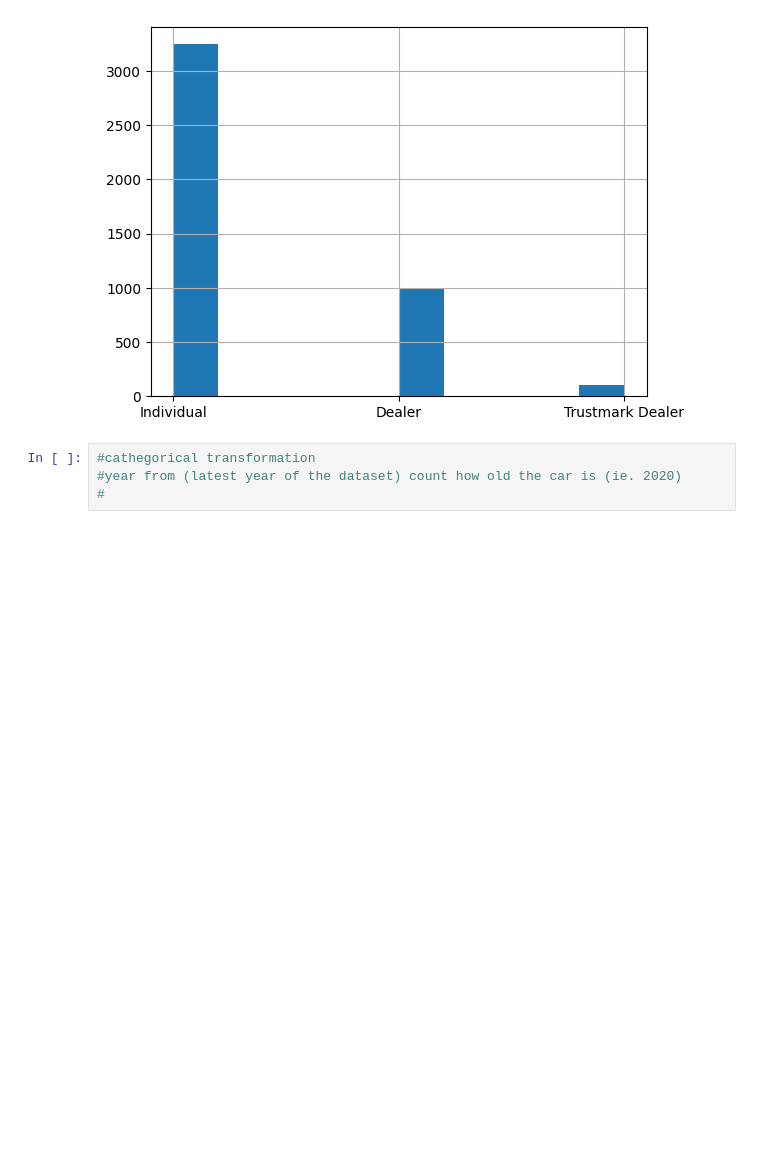
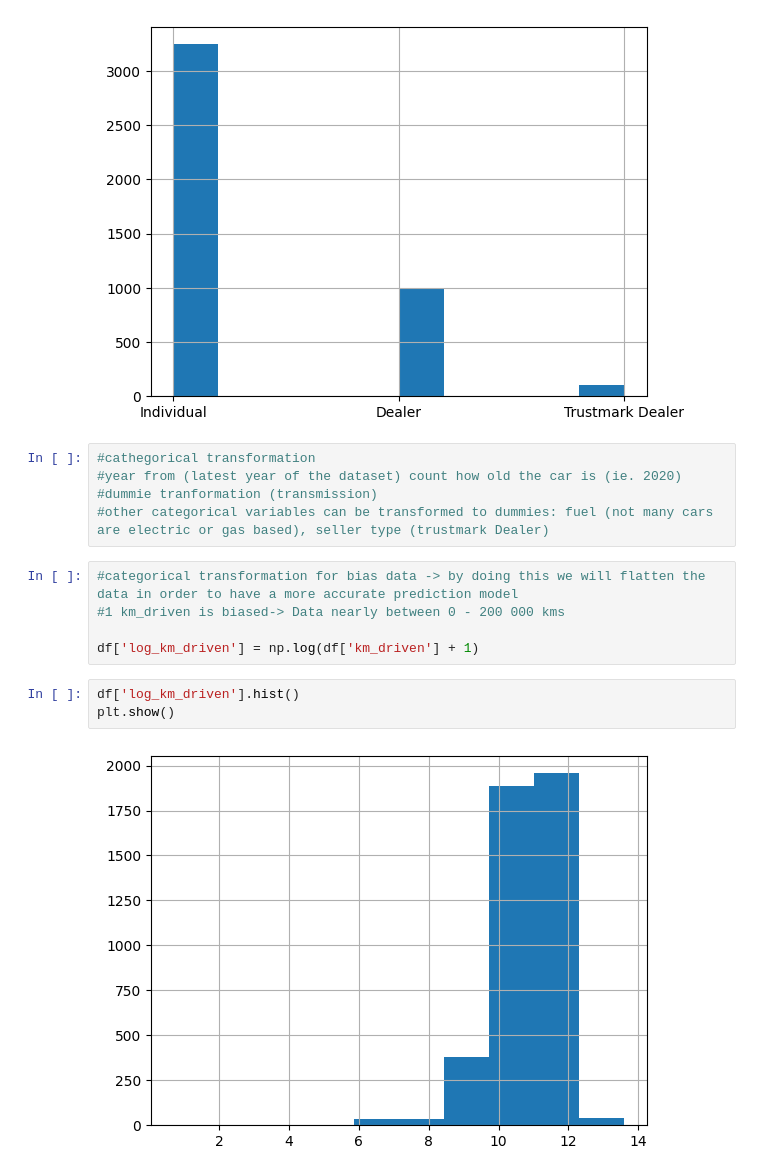
Before and after one commit to inesmarina8/machine_learning_proyect3, a Jupyter notebook: car_selling_prediction-1.ipynb, the cells around one changed output. Drawn from its saved outputs; the diff is of its cells as text; blank space fills up the shorter version.

```diff
--- a/car_selling_prediction-1.ipynb
+++ b/car_selling_prediction-1.ipynb
@@ -129,4 +132,15 @@ plt.show()
 # %%
 #cathegorical transformation
 #year from (latest year of the dataset) count how old the car is (ie. 2020)
-#
+#dummie tranformation (transmission)
+#other categorical variables can be transformed to dummies: fuel (not many cars are electric or gas based), seller type (trustmark Dealer)
+# %%
+#categorical transformation for bias data -> by doing this we will flatten the data in order to have a more accurate prediction model
+#1 km_driven is biased-> Data nearly between 0 - 200 000 kms
+
+df['log_km_driven'] = np.log(df['km_driven'] + 1)
+# %%
+df['log_km_driven'].hist()
+plt.show()
+# %% [output]
+[figure, added]
```
Also changed, not shown: parts of 96 cells of this notebook.
